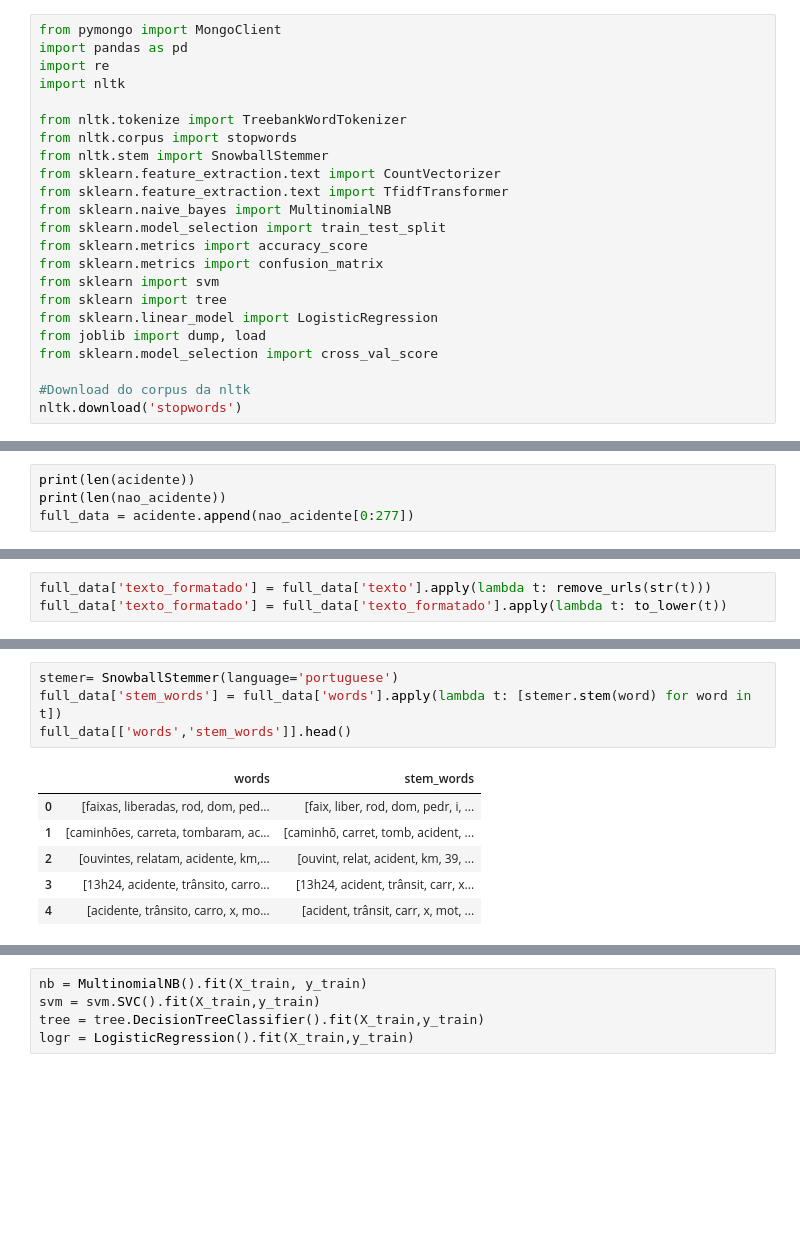
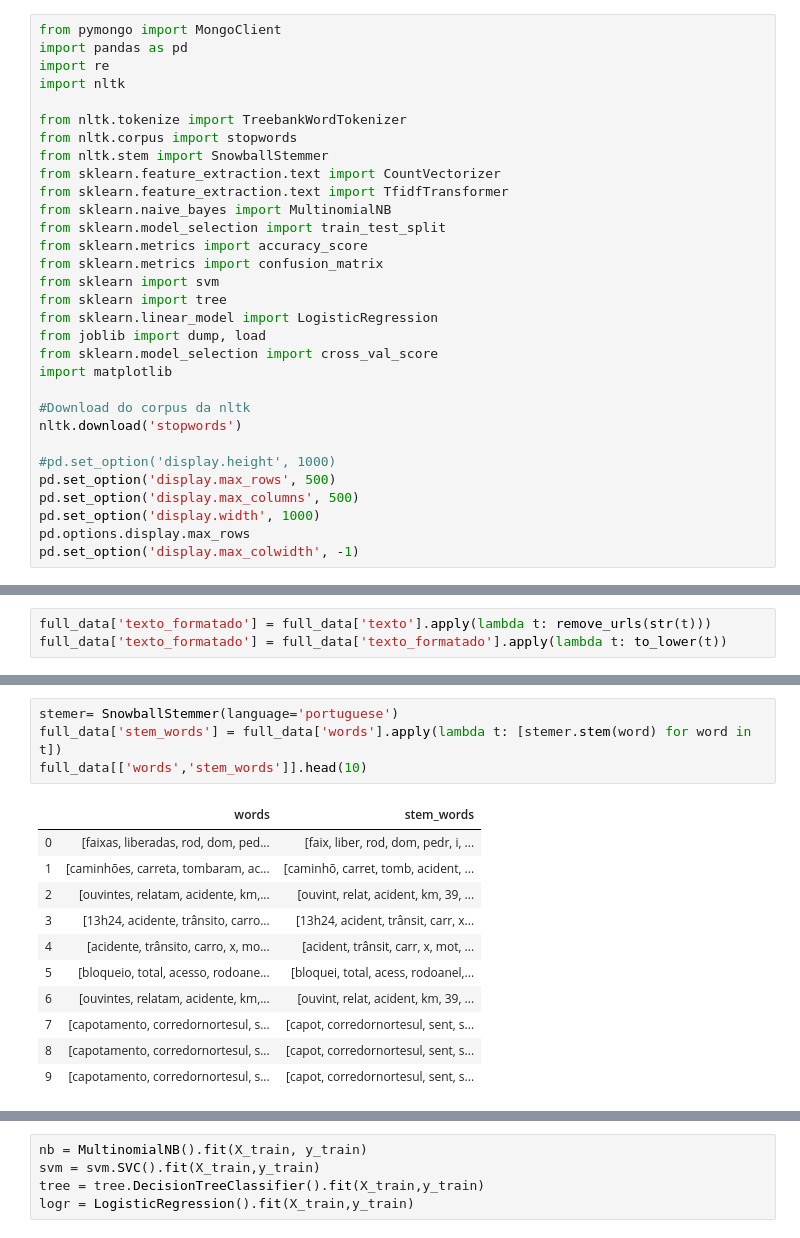
Before and after one commit to markuvinicius/monografia_pece, a Jupyter notebook: jupyter-notebooks/twitter_analysis.ipynb, the cells around one changed output, grey strips where cells are left out. Saved outputs shown, nothing was run; the diff lists cells and outputs as text; blank space fills up the shorter version.

```diff
--- a/jupyter-notebooks/twitter_analysis.ipynb
+++ b/jupyter-notebooks/twitter_analysis.ipynb
@@ -43,9 +46,17 @@ from sklearn import tree
 from sklearn.linear_model import LogisticRegression
 from joblib import dump, load
 from sklearn.model_selection import cross_val_score
+import matplotlib
 
 #Download do corpus da nltk
 nltk.download('stopwords')
+
+#pd.set_option('display.height', 1000)
+pd.set_option('display.max_rows', 500)
+pd.set_option('display.max_columns', 500)
+pd.set_option('display.width', 1000)
+pd.options.display.max_rows
+pd.set_option('display.max_colwidth', -1)
 # %% [output]
 [nltk_data] Downloading package stopwords to /home/jovyan/nltk_data...
 [nltk_data]   Package stopwords is already up-to-date!
@@ -97,4 +104,0 @@ full_data.head()
-# %%
-print(len(acidente))
-print(len(nao_acidente))
-full_data = acidente.append(nao_acidente[0:277])
@@ -155,14 +207,19 @@ full_data[['tokens','words']].head(10)
 # %%
 stemer= SnowballStemmer(language='portuguese')
 full_data['stem_words'] = full_data['words'].apply(lambda t: [stemer.stem(word) for word in t])
-full_data[['words','stem_words']].head()
+full_data[['words','stem_words']].head(10)
 # %% [output]
 |  | words | stem_words |
 | 0 | [faixas, liberadas, rod, dom, ped... | [faix, liber, rod, dom, pedr, i, ... |
 | 1 | [caminhões, carreta, tombaram, ac... | [caminhõ, carret, tomb, acident, ... |
 | 2 | [ouvintes, relatam, acidente, km,... | [ouvint, relat, acident, km, 39, ... |
 | 3 | [13h24, acidente, trânsito, carro... | [13h24, acident, trânsit, carr, x... |
 | 4 | [acidente, trânsito, carro, x, mo... | [acident, trânsit, carr, x, mot, ... |
+| 5 | [bloqueio, total, acesso, rodoane... | [bloquei, total, acess, rodoanel,... |
+| 6 | [ouvintes, relatam, acidente, km,... | [ouvint, relat, acident, km, 39, ... |
+| 7 | [capotamento, corredornortesul, s... | [capot, corredornortesul, sent, s... |
+| 8 | [capotamento, corredornortesul, s... | [capot, corredornortesul, sent, s... |
+| 9 | [capotamento, corredornortesul, s... | [capot, corredornortesul, sent, s... |
 # %%
 def encode_label(text):
     if text=='Sim':
```
Also changed, not shown: parts of 36 cells of this notebook, 3 other files.
